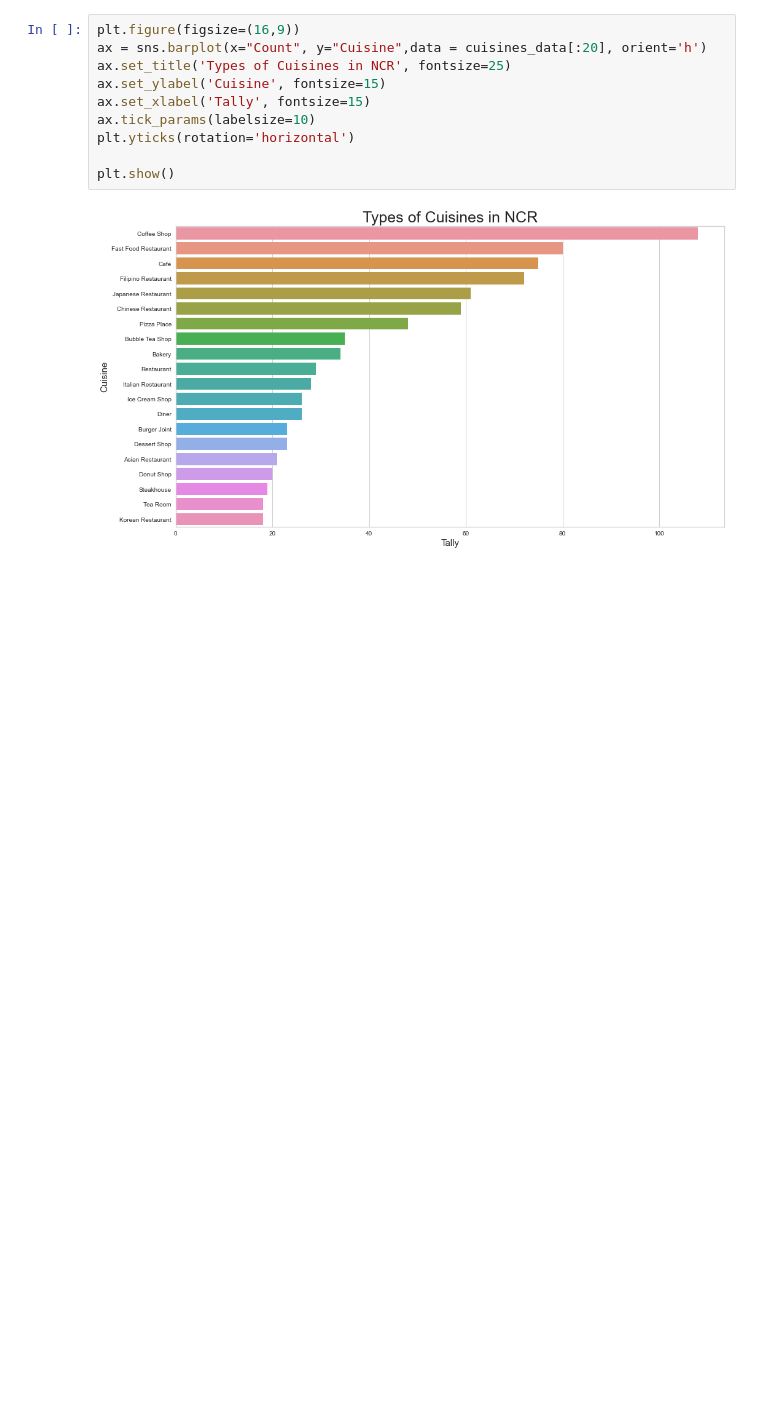
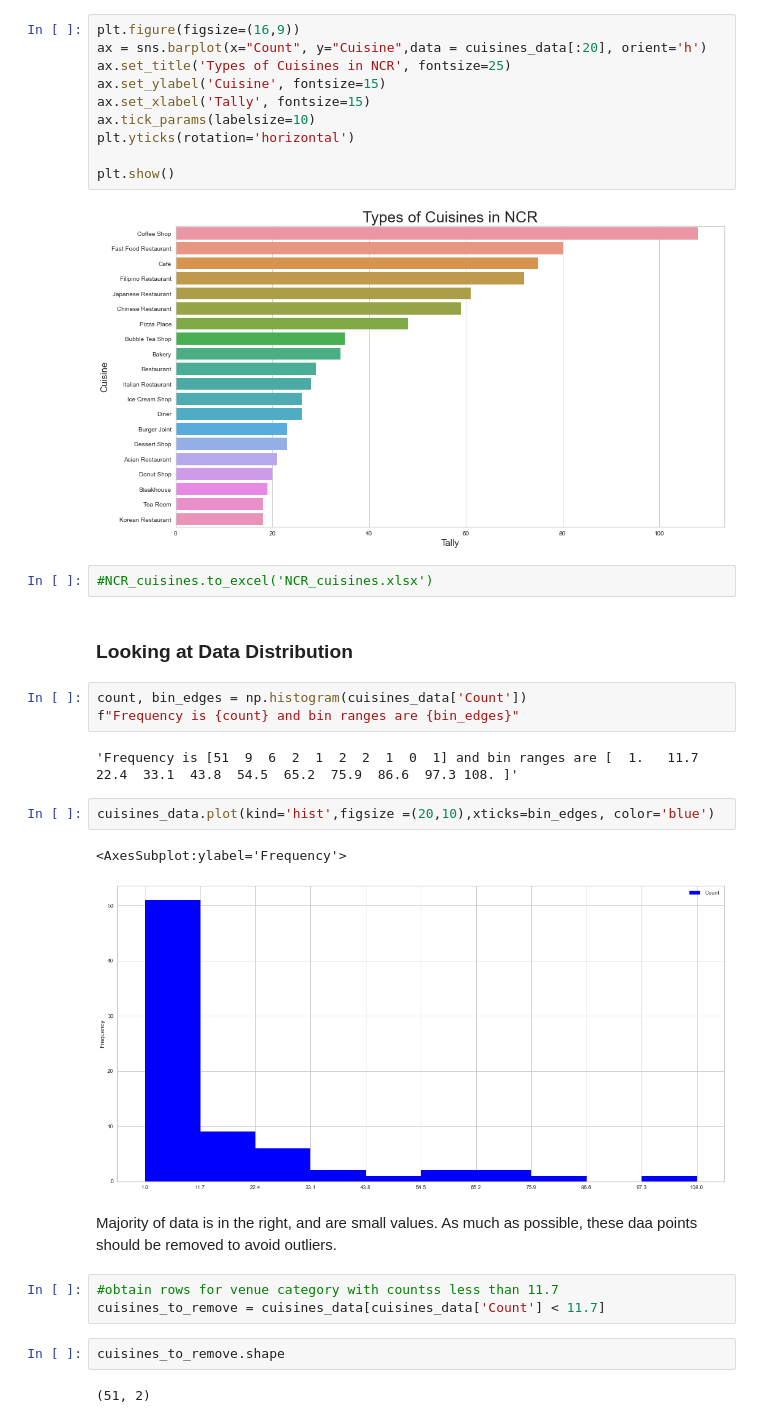
Before and after one commit to kjfjose/Coursera_Capstone, a Jupyter notebook: Coursera_Final_Capstone.ipynb, the cells around one changed output. Cells and saved outputs as stored; diff of their text form; blank space fills up the shorter version.

Commit message:
done with cuisines, need o edit to 3 cluster

```diff
--- a/Coursera_Final_Capstone.ipynb
+++ b/Coursera_Final_Capstone.ipynb
@@ -604,3 +605,26 @@ plt.yticks(rotation='horizontal')
 plt.show()
 # %% [output]
 [figure]
+# %%
+#NCR_cuisines.to_excel('NCR_cuisines.xlsx')
+# %% [markdown]
+<h3>Looking at Data Distribution</h3>
+# %%
+count, bin_edges = np.histogram(cuisines_data['Count'])
+f"Frequency is {count} and bin ranges are {bin_edges}"
+# %% [output]
+'Frequency is [51  9  6  2  1  2  2  1  0  1] and bin ranges are [  1.   11.7  22.4  33.1  43.8  54.5  65.2  75.9  86.6  97.3 108. ]'
+# %%
+cuisines_data.plot(kind='hist',figsize =(20,10),xticks=bin_edges, color='blue')
+# %% [output]
+<AxesSubplot:ylabel='Frequency'>
+[figure, added]
+# %% [markdown]
+Majority of data is in the right, and are small values. As much as possible, these daa points should be removed to avoid outliers.
+# %%
+#obtain rows for venue category with countss less than 11.7
+cuisines_to_remove = cuisines_data[cuisines_data['Count'] < 11.7]
+# %%
+cuisines_to_remove.shape
+# %% [output]
+(51, 2)
```
Also changed, not shown: parts of 23 cells of this notebook.
